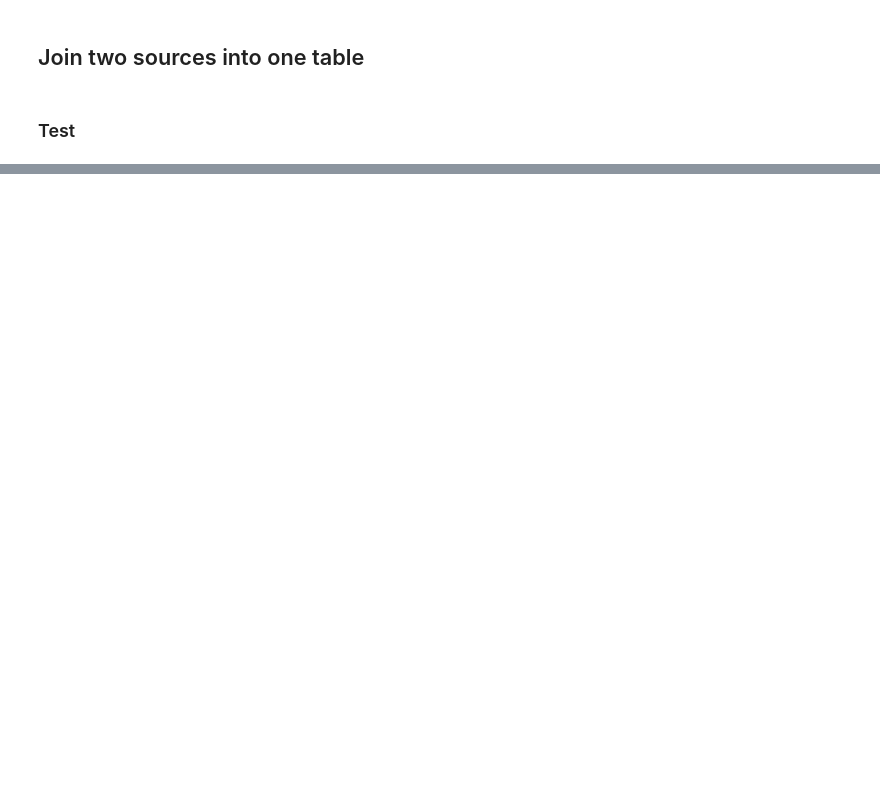
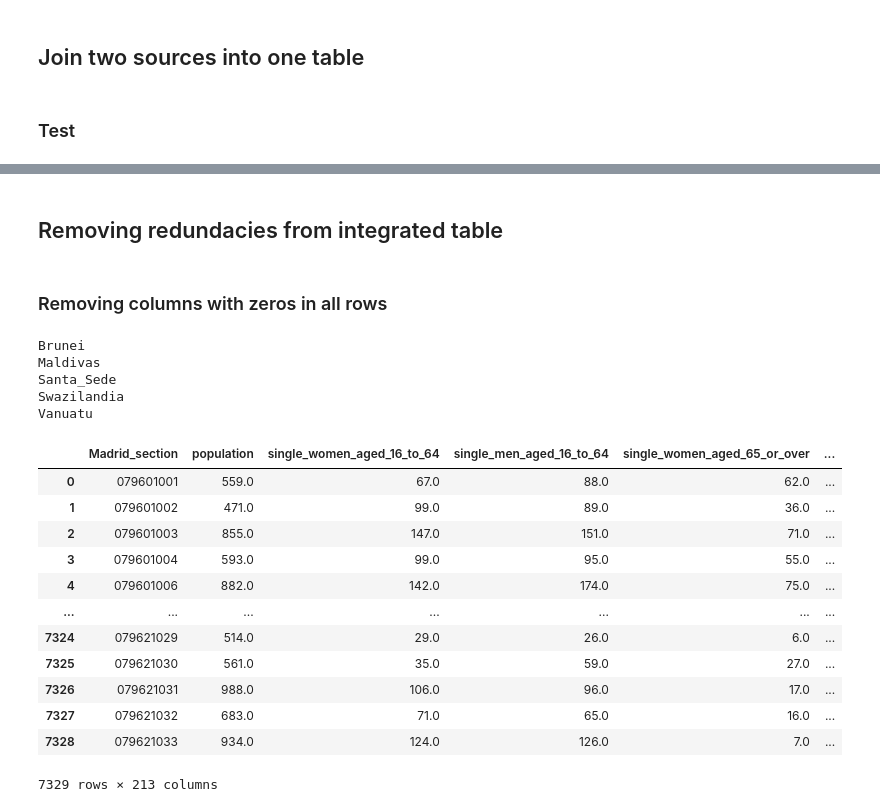
Before and after one commit to mionaD-upc/mimi-adsdb, a Jupyter notebook: Notebooks/4.Exploitation zone/exploitation_zone.ipynb, the cells around one changed output, grey strips where cells are left out. Cells and saved outputs as stored; diff of their text form; code cells hidden in the pictures; blank space fills up the shorter version.

```diff
--- a/Notebooks/4.Exploitation zone/exploitation_zone.ipynb
+++ b/Notebooks/4.Exploitation zone/exploitation_zone.ipynb
@@ -29 +29,31 @@ utils.get_tables('../integration.duckdb')
 Name: table_name, dtype: object
+# %% [markdown]
+## Removing redundacies from integrated table
+# %% [markdown]
+### Removing columns with zeros in all rows
+# %%
+integratedDF = utils.DBtable_to_df('../integration.duckdb', 'integratedTable')
+for (columnName, columnData) in integratedDF.items():
+    if(integratedDF[columnName] == 0).all():
+        integratedDF.drop(columnName, axis=1, inplace=True)
+        print(columnName)
+display(integratedDF)
+# %% [output]
+Brunei
+Maldivas
+Santa_Sede
+Swazilandia
+Vanuatu
+|  | Madrid_section | population | single_women_aged_16_to_64 | single_men_aged_16_to_64 | single_women_aged_65_or_over | ... |
+| 0 | 079601001 | 559.0 | 67.0 | 88.0 | 62.0 | ... |
+| 1 | 079601002 | 471.0 | 99.0 | 89.0 | 36.0 | ... |
+| 2 | 079601003 | 855.0 | 147.0 | 151.0 | 71.0 | ... |
+| 3 | 079601004 | 593.0 | 99.0 | 95.0 | 55.0 | ... |
+| 4 | 079601006 | 882.0 | 142.0 | 174.0 | 75.0 | ... |
+| ... | ... | ... | ... | ... | ... | ... |
+| 7324 | 079621029 | 514.0 | 29.0 | 26.0 | 6.0 | ... |
+| 7325 | 079621030 | 561.0 | 35.0 | 59.0 | 27.0 | ... |
+| 7326 | 079621031 | 988.0 | 106.0 | 96.0 | 17.0 | ... |
+| 7327 | 079621032 | 683.0 | 71.0 | 65.0 | 16.0 | ... |
+| 7328 | 079621033 | 934.0 | 124.0 | 126.0 | 7.0 | ... |
+7329 rows × 213 columns
```
Also changed, not shown: parts of 9 cells of this notebook, 2 other files.
